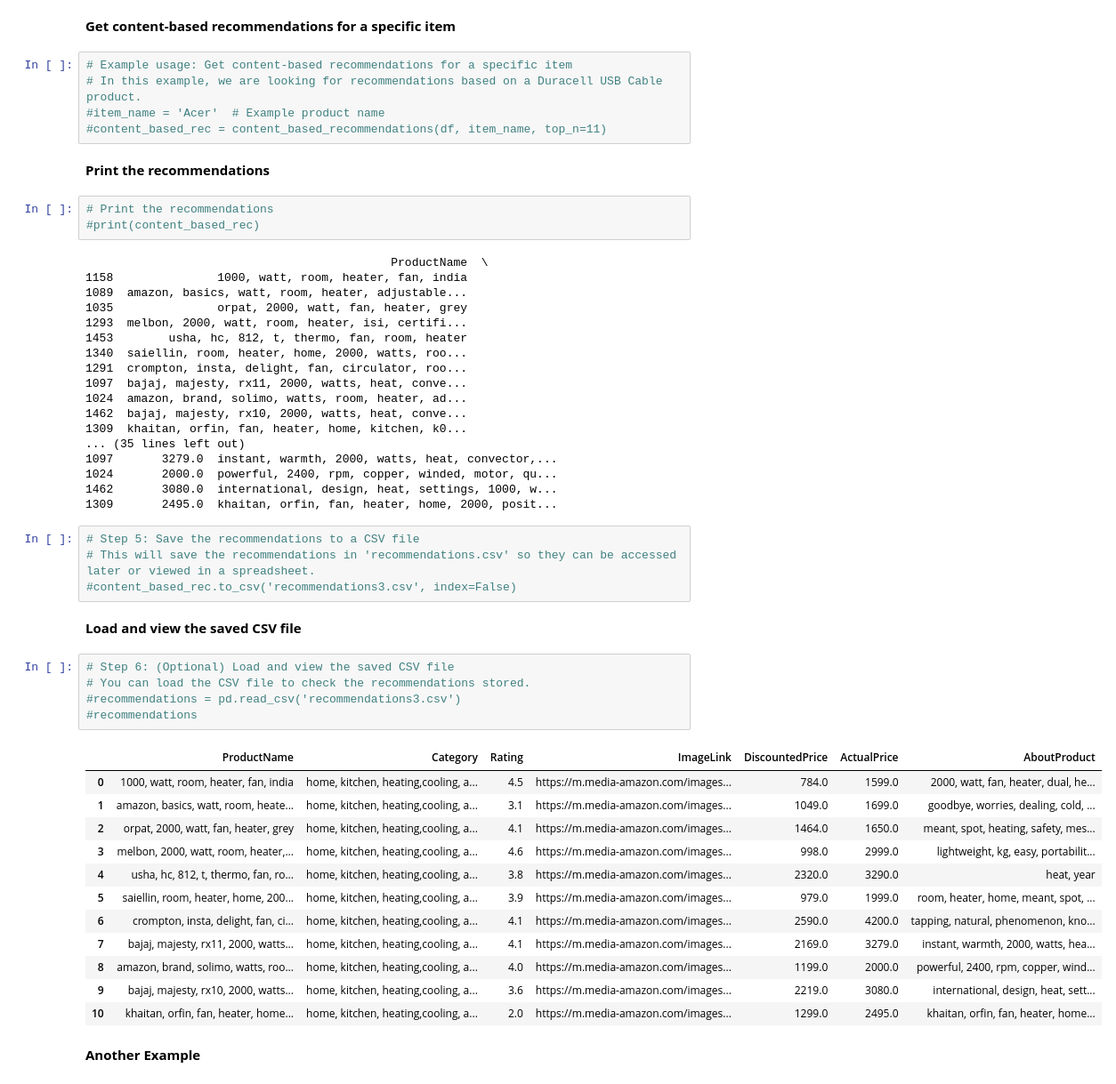
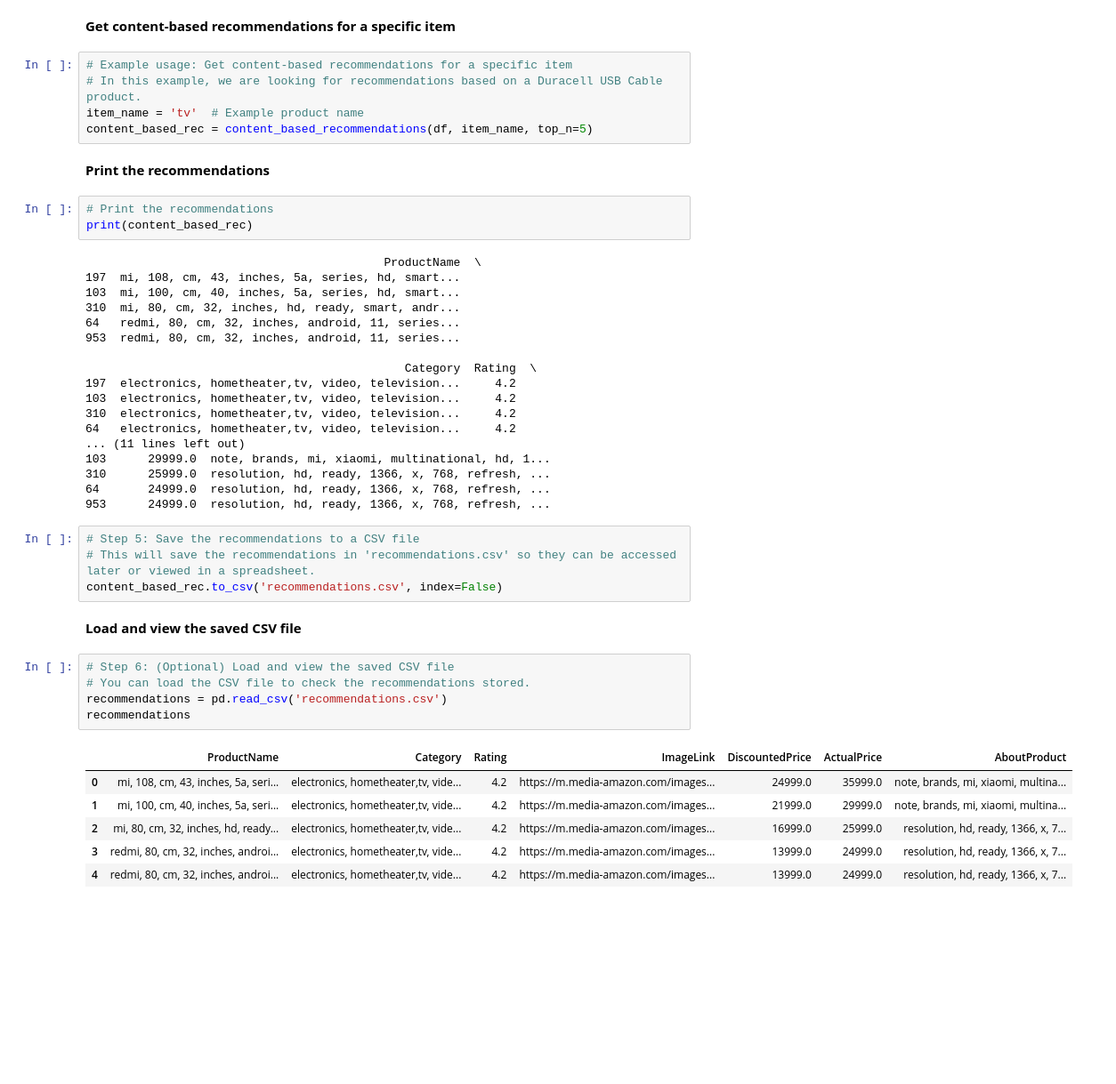
Before and after one commit to kavindunilusha/Personalized_Ecommerce_Recommendation_System, a Jupyter notebook: Ecommerce_Recommendation.ipynb, the cells around one changed output. Shown at 89% size. Cells and saved outputs as stored; diff of their text form; blank space fills up the shorter version.

```diff
--- a/Ecommerce_Recommendation.ipynb
+++ b/Ecommerce_Recommendation.ipynb
@@ -888,54 +813,46 @@ content_based_recommendations(df, 'mobile', top_n=5)
 # %%
 # Example usage: Get content-based recommendations for a specific item
 # In this example, we are looking for recommendations based on a Duracell USB Cable product.
-#item_name = 'Acer'  # Example product name
-#content_based_rec = content_based_recommendations(df, item_name, top_n=11)
+item_name = 'tv'  # Example product name
+content_based_rec = content_based_recommendations(df, item_name, top_n=5)
 # %% [markdown]
 **Print the recommendations**
 # %%
 # Print the recommendations
-#print(content_based_rec)
+print(content_based_rec)
 # %% [output]
-                                            ProductName  \
-1158               1000, watt, room, heater, fan, india
-1089  amazon, basics, watt, room, heater, adjustable...
-1035               orpat, 2000, watt, fan, heater, grey
-1293  melbon, 2000, watt, room, heater, isi, certifi...
-1453        usha, hc, 812, t, thermo, fan, room, heater
-1340  saiellin, room, heater, home, 2000, watts, roo...
-1291  crompton, insta, delight, fan, circulator, roo...
-1097  bajaj, majesty, rx11, 2000, watts, heat, conve...
-1024  amazon, brand, solimo, watts, room, heater, ad...
-1462  bajaj, majesty, rx10, 2000, watts, heat, conve...
-1309  khaitan, orfin, fan, heater, home, kitchen, k0...
-... (35 lines left out)
-1097       3279.0  instant, warmth, 2000, watts, heat, convector,...
-1024       2000.0  powerful, 2400, rpm, copper, winded, motor, qu...
-1462       3080.0  international, design, heat, settings, 1000, w...
-1309       2495.0  khaitan, orfin, fan, heater, home, 2000, posit...
+                                           ProductName  \
+197  mi, 108, cm, 43, inches, 5a, series, hd, smart...
+103  mi, 100, cm, 40, inches, 5a, series, hd, smart...
+310  mi, 80, cm, 32, inches, hd, ready, smart, andr...
+64   redmi, 80, cm, 32, inches, android, 11, series...
+953  redmi, 80, cm, 32, inches, android, 11, series...
+
+                                              Category  Rating  \
+197  electronics, hometheater,tv, video, television...     4.2
+103  electronics, hometheater,tv, video, television...     4.2
+310  electronics, hometheater,tv, video, television...     4.2
+64   electronics, hometheater,tv, video, television...     4.2
+... (11 lines left out)
+103      29999.0  note, brands, mi, xiaomi, multinational, hd, 1...
+310      25999.0  resolution, hd, ready, 1366, x, 768, refresh, ...
+64       24999.0  resolution, hd, ready, 1366, x, 768, refresh, ...
+953      24999.0  resolution, hd, ready, 1366, x, 768, refresh, ...
 # %%
 # Step 5: Save the recommendations to a CSV file
 # This will save the recommendations in 'recommendations.csv' so they can be accessed later or viewed in a spreadsheet.
-#content_based_rec.to_csv('recommendations3.csv', index=False)
+content_based_rec.to_csv('recommendations.csv', index=False)
 # %% [markdown]
 **Load and view the saved CSV file**
 # %%
 # Step 6: (Optional) Load and view the saved CSV file
 # You can load the CSV file to check the recommendations stored.
-#recommendations = pd.read_csv('recommendations3.csv')
-#recommendations
+recommendations = pd.read_csv('recommendations.csv')
+recommendations
 # %% [output]
 |  | ProductName | Category | Rating | ImageLink | DiscountedPrice | ActualPrice | AboutProduct |
-| 0 | 1000, watt, room, heater, fan, india | home, kitchen, heating,cooling, a... | 4.5 | https://m.media-amazon.com/images... | 784.0 | 1599.0 | 2000, watt, fan, heater, dual, he... |
-| 1 | amazon, basics, watt, room, heate... | home, kitchen, heating,cooling, a... | 3.1 | https://m.media-amazon.com/images... | 1049.0 | 1699.0 | goodbye, worries, dealing, cold, ... |
-| 2 | orpat, 2000, watt, fan, heater, grey | home, kitchen, heating,cooling, a... | 4.1 | https://m.media-amazon.com/images... | 1464.0 | 1650.0 | meant, spot, heating, safety, mes... |
-| 3 | melbon, 2000, watt, room, heater,... | home, kitchen, heating,cooling, a... | 4.6 | https://m.media-amazon.com/images... | 998.0 | 2999.0 | lightweight, kg, easy, portabilit... |
-| 4 | usha, hc, 812, t, thermo, fan, ro... | home, kitchen, heating,cooling, a... | 3.8 | https://m.media-amazon.com/images... | 2320.0 | 3290.0 | heat, year |
-| 5 | saiellin, room, heater, home, 200... | home, kitchen, heating,cooling, a... | 3.9 | https://m.media-amazon.com/images... | 979.0 | 1999.0 | room, heater, home, meant, spot, ... |
-| 6 | crompton, insta, delight, fan, ci... | home, kitchen, heating,cooling, a... | 4.1 | https://m.media-amazon.com/images... | 2590.0 | 4200.0 | tapping, natural, phenomenon, kno... |
-| 7 | bajaj, majesty, rx11, 2000, watts... | home, kitchen, heating,cooling, a... | 4.1 | https://m.media-amazon.com/images... | 2169.0 | 3279.0 | instant, warmth, 2000, watts, hea... |
-| 8 | amazon, brand, solimo, watts, roo... | home, kitchen, heating,cooling, a... | 4.0 | https://m.media-amazon.com/images... | 1199.0 | 2000.0 | powerful, 2400, rpm, copper, wind... |
-| 9 | bajaj, majesty, rx10, 2000, watts... | home, kitchen, heating,cooling, a... | 3.6 | https://m.media-amazon.com/images... | 2219.0 | 3080.0 | international, design, heat, sett... |
-| 10 | khaitan, orfin, fan, heater, home... | home, kitchen, heating,cooling, a... | 2.0 | https://m.media-amazon.com/images... | 1299.0 | 2495.0 | khaitan, orfin, fan, heater, home... |
+| 0 | mi, 108, cm, 43, inches, 5a, seri... | electronics, hometheater,tv, vide... | 4.2 | https://m.media-amazon.com/images... | 24999.0 | 35999.0 | note, brands, mi, xiaomi, multina... |
+| 1 | mi, 100, cm, 40, inches, 5a, seri... | electronics, hometheater,tv, vide... | 4.2 | https://m.media-amazon.com/images... | 21999.0 | 29999.0 | note, brands, mi, xiaomi, multina... |
+| 2 | mi, 80, cm, 32, inches, hd, ready... | electronics, hometheater,tv, vide... | 4.2 | https://m.media-amazon.com/images... | 16999.0 | 25999.0 | resolution, hd, ready, 1366, x, 7... |
+| 3 | redmi, 80, cm, 32, inches, androi... | electronics, hometheater,tv, vide... | 4.2 | https://m.media-amazon.com/images... | 13999.0 | 24999.0 | resolution, hd, ready, 1366, x, 7... |
+| 4 | redmi, 80, cm, 32, inches, androi... | electronics, hometheater,tv, vide... | 4.2 | https://m.media-amazon.com/images... | 13999.0 | 24999.0 | resolution, hd, ready, 1366, x, 7... |
-# %% [markdown]
-**Another Example**
```
Also changed, not shown: parts of 16 cells of this notebook, 1 other file.
